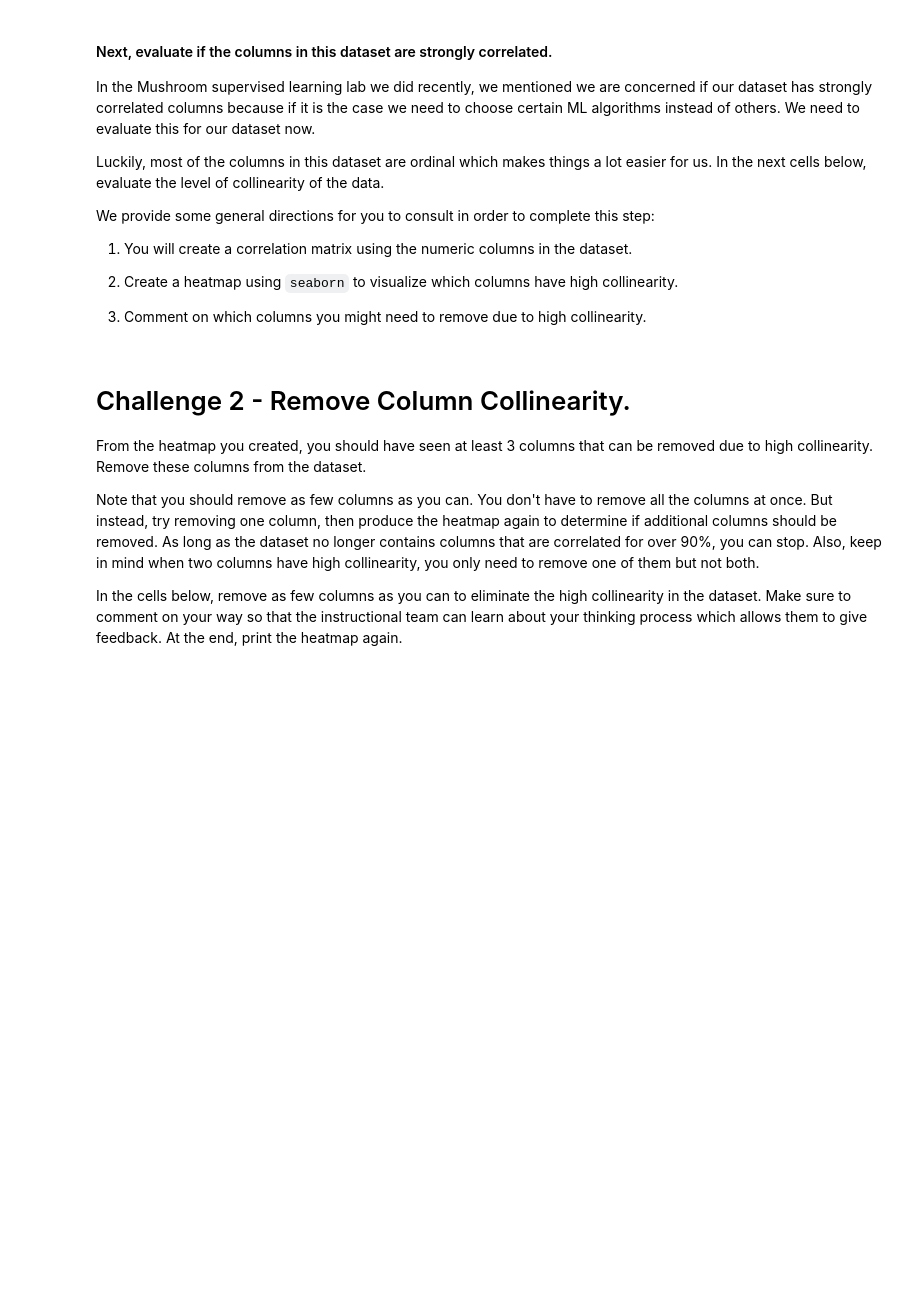
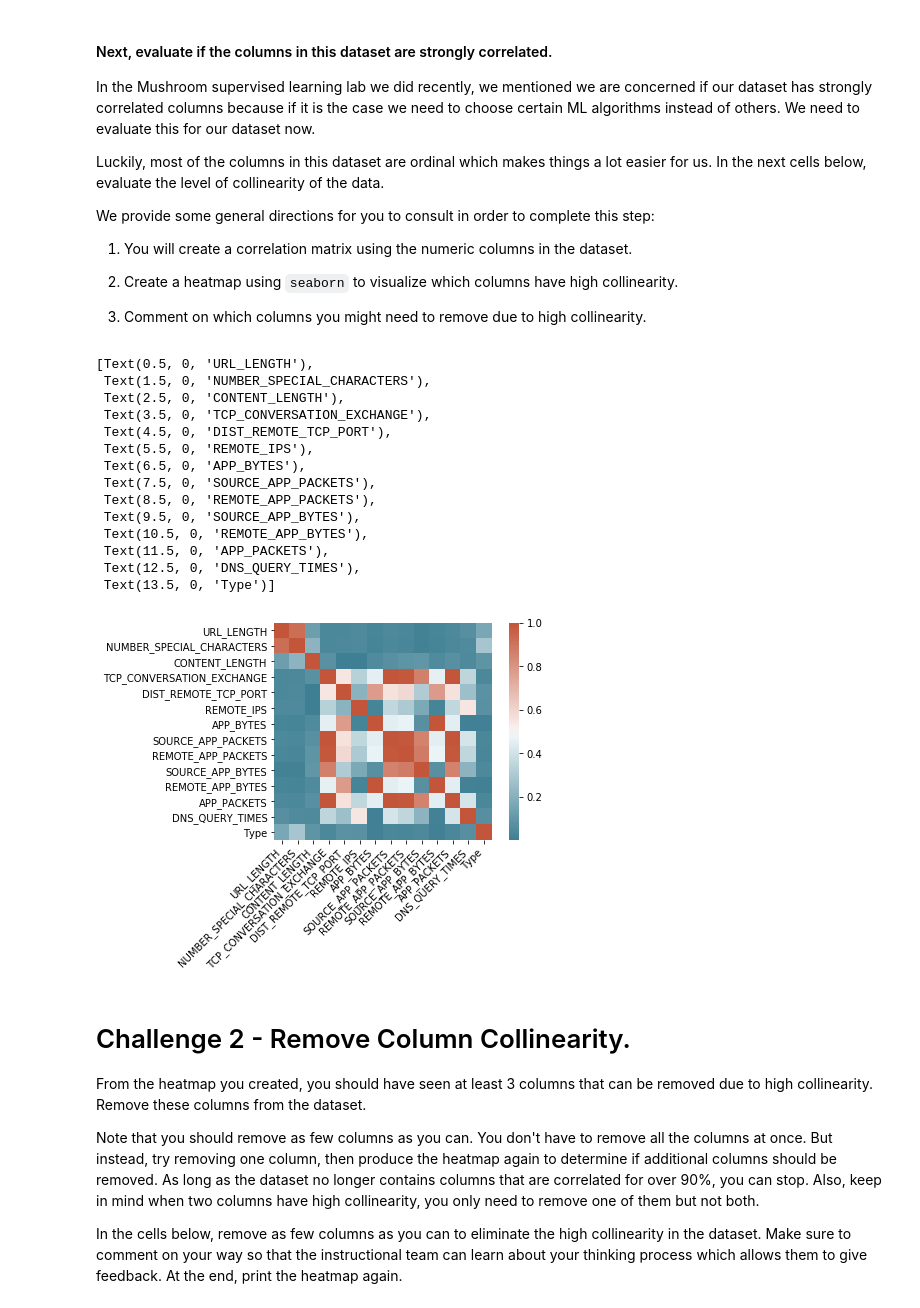
Before and after one commit to ironhack-labs/data-labs, a Jupyter notebook: module-3/lab-supervised-learning/your-code/main.ipynb, the cells around one changed output. Saved outputs shown, nothing was run; the diff lists cells and outputs as text; code cells hidden in the pictures; blank space fills up the shorter version.

```diff
--- a/module-3/lab-supervised-learning/your-code/main.ipynb
+++ b/module-3/lab-supervised-learning/your-code/main.ipynb
@@ -55,3 +91,42 @@ We provide some general directions for you to consult in order to complete this
+# %%
+# Your code here
+features = websites[[col for col in websites if col not in ['URL', 'CHARSET', 'SERVER', 'WHOIS_COUNTRY', 'WHOIS_STATEPRO', 'WHOIS_REGDATE', 'WHOIS_UPDATED_DATE']]].reset_index(drop = True)
+# target = websites[['import']]
+
+corr_matrix = features.corr().abs()
+
+ax = sns.heatmap(
+    corr_matrix, #data
+
+    cmap = sns.diverging_palette(
+        220, # Anchor hue (negative)
+        20, # Anchor hue (positive)
+        n = 360 #Number of colors in the palette (optional)
+    ),
+    square = True,
+)
+
+ax.set_xticklabels(
+    ax.get_xticklabels(),
+    rotation = 45,
+    horizontalalignment = 'right'
+)
+# %% [output]
+[Text(0.5, 0, 'URL_LENGTH'),
+ Text(1.5, 0, 'NUMBER_SPECIAL_CHARACTERS'),
+ Text(2.5, 0, 'CONTENT_LENGTH'),
+ Text(3.5, 0, 'TCP_CONVERSATION_EXCHANGE'),
+ Text(4.5, 0, 'DIST_REMOTE_TCP_PORT'),
+ Text(5.5, 0, 'REMOTE_IPS'),
+ Text(6.5, 0, 'APP_BYTES'),
+ Text(7.5, 0, 'SOURCE_APP_PACKETS'),
+ Text(8.5, 0, 'REMOTE_APP_PACKETS'),
+ Text(9.5, 0, 'SOURCE_APP_BYTES'),
+ Text(10.5, 0, 'REMOTE_APP_BYTES'),
+ Text(11.5, 0, 'APP_PACKETS'),
+ Text(12.5, 0, 'DNS_QUERY_TIMES'),
+ Text(13.5, 0, 'Type')]
+[figure, added]
 # %%
 # Your comment here
 # %% [markdown]
```
Also changed, not shown: parts of 45 cells of this notebook, 19 other files.
